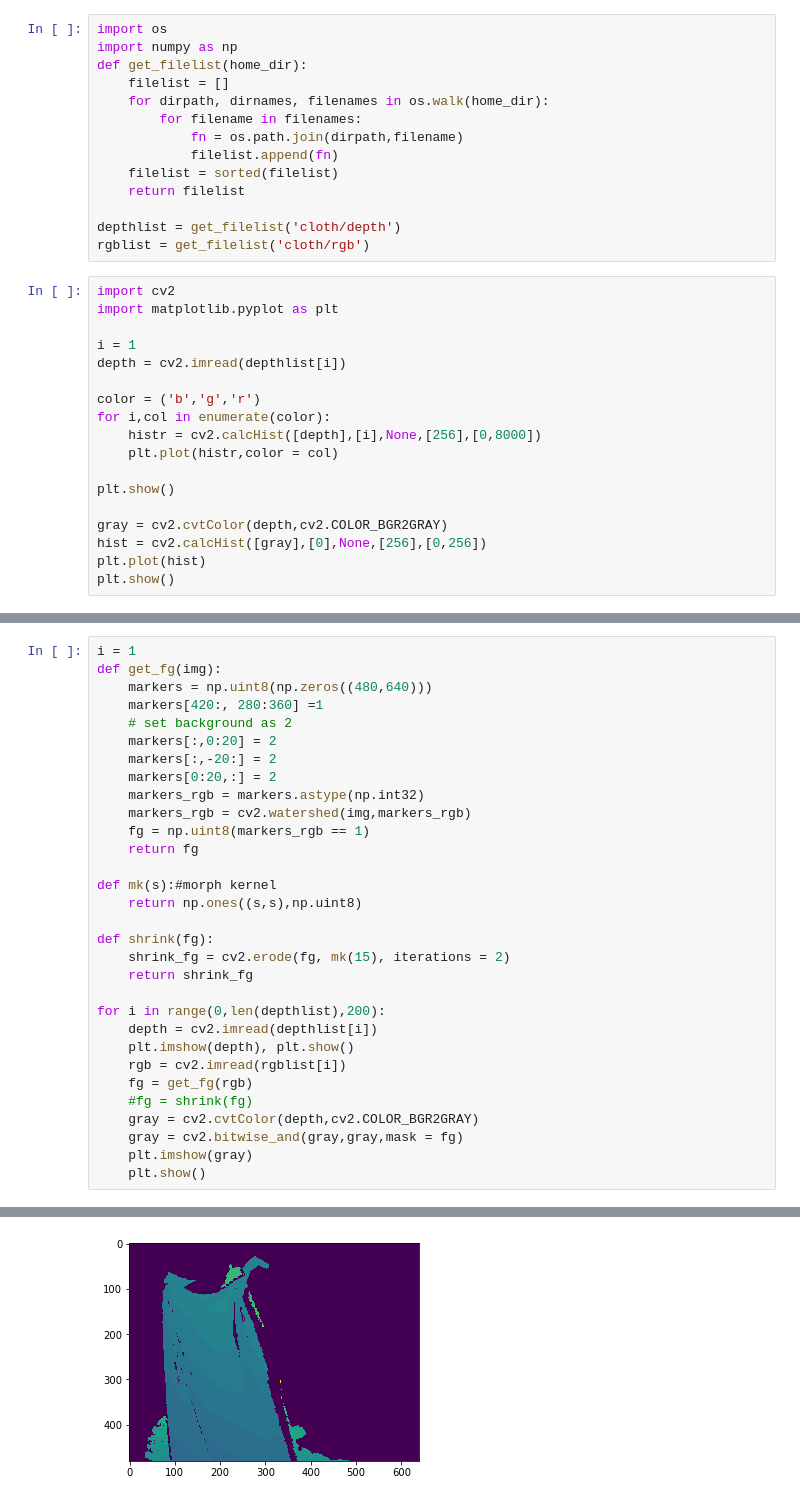
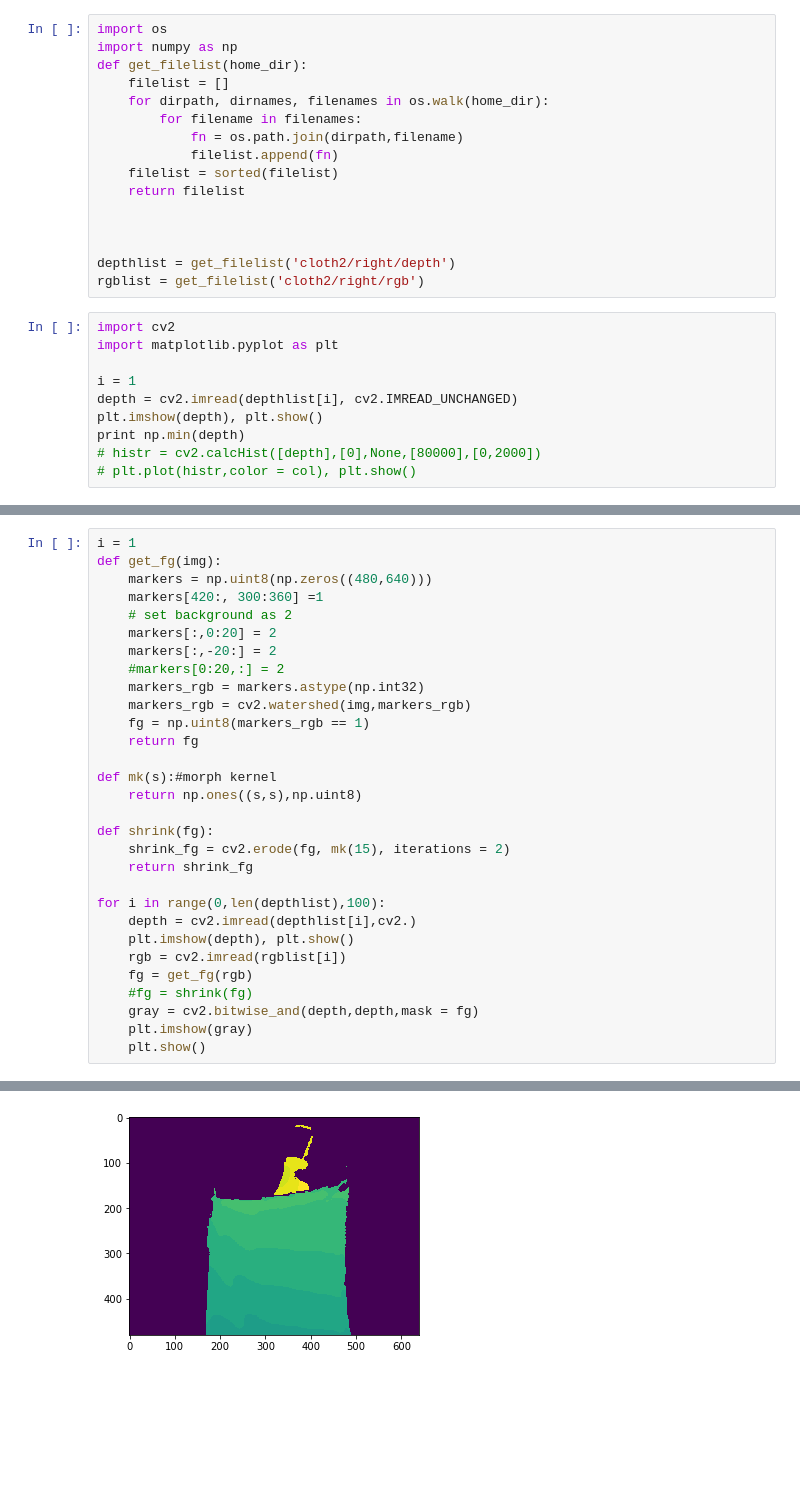
Before and after one commit to rmqlife/deformable, a Jupyter notebook: depth_feature.ipynb, the cells around one changed output, grey strips where cells are left out. Drawn from its saved outputs; the diff is of its cells as text; blank space fills up the shorter version.

```diff
--- a/depth_feature.ipynb
+++ b/depth_feature.ipynb
@@ -10,24 +10,18 @@ def get_filelist(home_dir):
     filelist = sorted(filelist)
     return filelist
 
-depthlist = get_filelist('cloth/depth')
-rgblist = get_filelist('cloth/rgb')
+
+
+depthlist = get_filelist('cloth2/right/depth')
+rgblist = get_filelist('cloth2/right/rgb')
 # %%
 import cv2
 import matplotlib.pyplot as plt
 
 i = 1
-depth = cv2.imread(depthlist[i])
-
-color = ('b','g','r')
-for i,col in enumerate(color):
-    histr = cv2.calcHist([depth],[i],None,[256],[0,8000])
-    plt.plot(histr,color = col)
-
-plt.show()
-
-gray = cv2.cvtColor(depth,cv2.COLOR_BGR2GRAY)
-hist = cv2.calcHist([gray],[0],None,[256],[0,256])
-plt.plot(hist)
-plt.show()
+depth = cv2.imread(depthlist[i], cv2.IMREAD_UNCHANGED)
+plt.imshow(depth), plt.show()
+print np.min(depth)
+# histr = cv2.calcHist([depth],[0],None,[80000],[0,2000])
+# plt.plot(histr,color = col), plt.show()
 # %% [output]
@@ -37,11 +31,11 @@ plt.show()
 i = 1
 def get_fg(img):
     markers = np.uint8(np.zeros((480,640)))
-    markers[420:, 280:360] =1
+    markers[420:, 300:360] =1
     # set background as 2
     markers[:,0:20] = 2
     markers[:,-20:] = 2
-    markers[0:20,:] = 2
+    #markers[0:20,:] = 2
     markers_rgb = markers.astype(np.int32)
     markers_rgb = cv2.watershed(img,markers_rgb)
     fg = np.uint8(markers_rgb == 1)
@@ -54,14 +48,13 @@ def shrink(fg):
     shrink_fg = cv2.erode(fg, mk(15), iterations = 2)
     return shrink_fg
 
-for i in range(0,len(depthlist),200):
-    depth = cv2.imread(depthlist[i])
+for i in range(0,len(depthlist),100):
+    depth = cv2.imread(depthlist[i],cv2.)
     plt.imshow(depth), plt.show()
     rgb = cv2.imread(rgblist[i])
     fg = get_fg(rgb)
     #fg = shrink(fg)
-    gray = cv2.cvtColor(depth,cv2.COLOR_BGR2GRAY)
-    gray = cv2.bitwise_and(gray,gray,mask = fg)
+    gray = cv2.bitwise_and(depth,depth,mask = fg)
     plt.imshow(gray)
     plt.show()
 # %% [output]
@@ -78,2 +71,2 @@ for i in range(0,len(depthlist),200):
 [figure]
-[figure, old version]
+[figure, new version]
```
Also changed, not shown: parts of 4 cells of this notebook, 1 other file.
